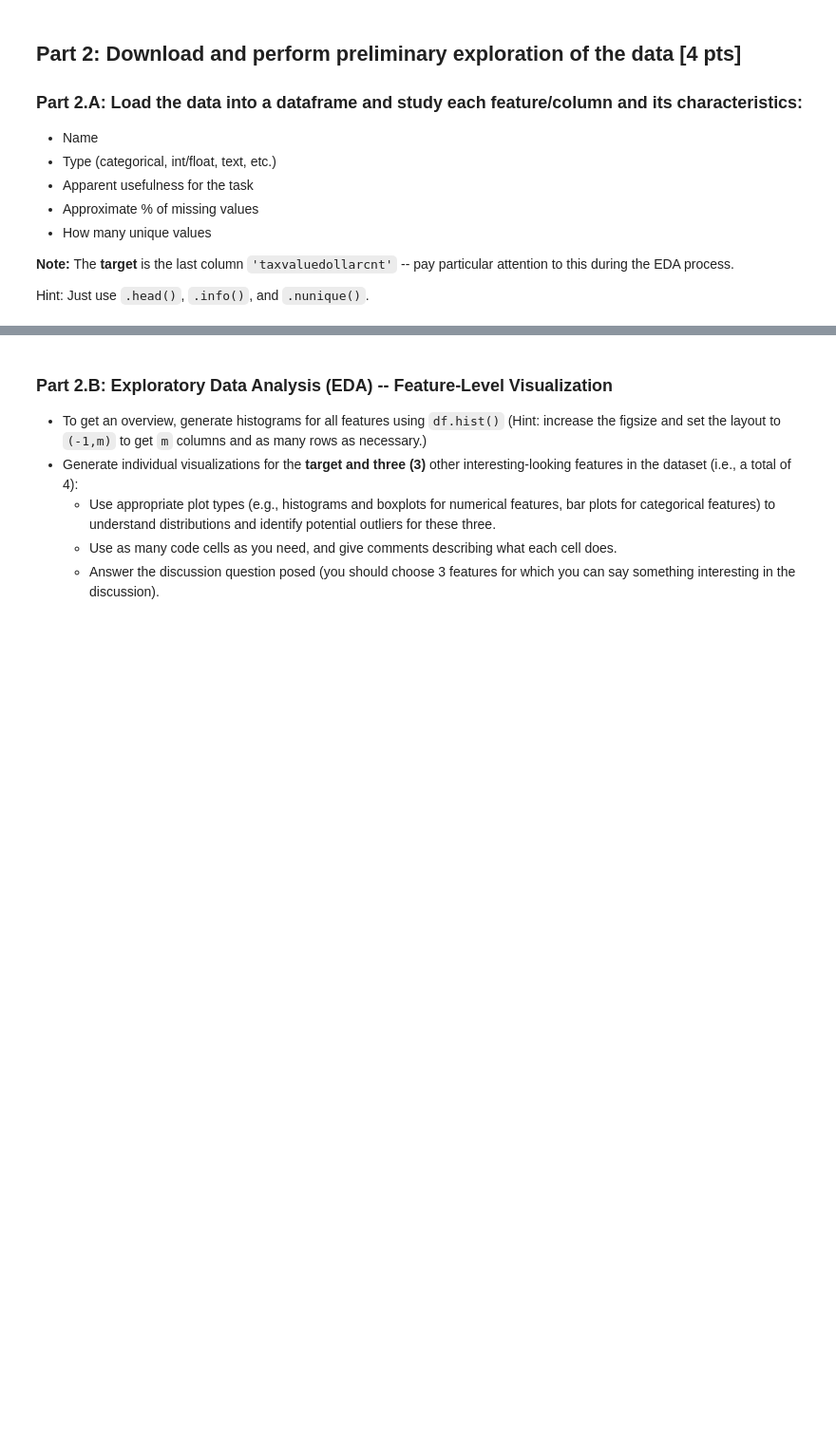
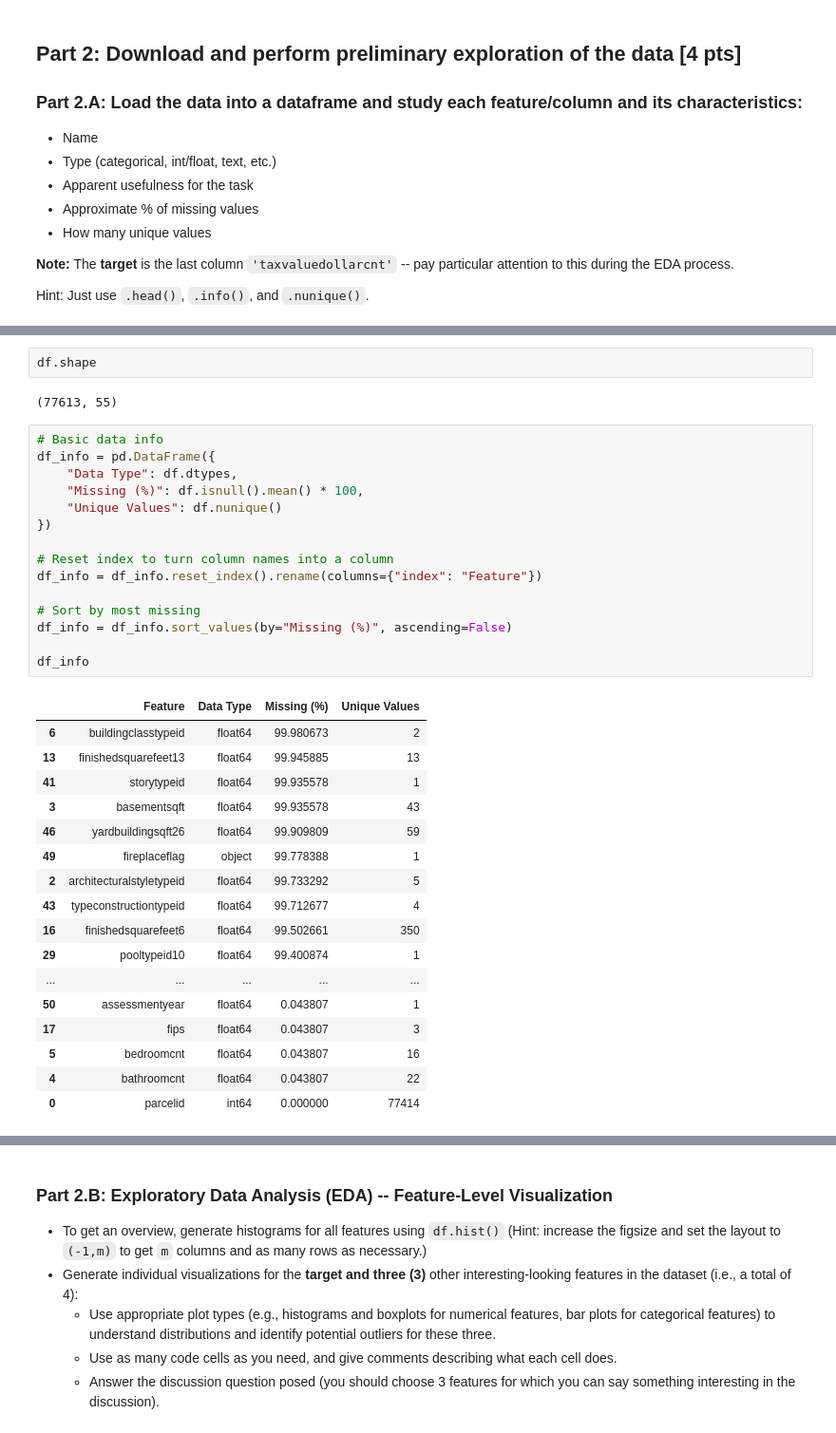
Before and after one commit to tbeerio/DX603-Milestone-1, a Jupyter notebook: Milestone_01.ipynb, the cells around one changed output, grey strips where cells are left out. Shown at 95% size. Drawn from its saved outputs; the diff is of its cells as text; blank space fills up the shorter version.

```diff
--- a/Milestone_01.ipynb
+++ b/Milestone_01.ipynb
@@ -164,0 +165,37 @@ Hint: Just use `.head()`, `.info()`, and `.nunique()`.
+# %%
+df.shape
+# %% [output]
+(77613, 55)
+# %%
+# Basic data info
+df_info = pd.DataFrame({
+    "Data Type": df.dtypes,
+    "Missing (%)": df.isnull().mean() * 100,
+    "Unique Values": df.nunique()
+})
+
+# Reset index to turn column names into a column
+df_info = df_info.reset_index().rename(columns={"index": "Feature"})
+
+# Sort by most missing
+df_info = df_info.sort_values(by="Missing (%)", ascending=False)
+
+df_info
+# %% [output]
+|  | Feature | Data Type | Missing (%) | Unique Values |
+| 6 | buildingclasstypeid | float64 | 99.980673 | 2 |
+| 13 | finishedsquarefeet13 | float64 | 99.945885 | 13 |
+| 41 | storytypeid | float64 | 99.935578 | 1 |
+| 3 | basementsqft | float64 | 99.935578 | 43 |
+| 46 | yardbuildingsqft26 | float64 | 99.909809 | 59 |
+| 49 | fireplaceflag | object | 99.778388 | 1 |
+| 2 | architecturalstyletypeid | float64 | 99.733292 | 5 |
+| 43 | typeconstructiontypeid | float64 | 99.712677 | 4 |
+| 16 | finishedsquarefeet6 | float64 | 99.502661 | 350 |
+| 29 | pooltypeid10 | float64 | 99.400874 | 1 |
+| ... | ... | ... | ... | ... |
+| 50 | assessmentyear | float64 | 0.043807 | 1 |
+| 17 | fips | float64 | 0.043807 | 3 |
+| 5 | bedroomcnt | float64 | 0.043807 | 16 |
+| 4 | bathroomcnt | float64 | 0.043807 | 22 |
+| 0 | parcelid | int64 | 0.000000 | 77414 |
```
Also changed, not shown: parts of 13 cells of this notebook, 2 other files.
